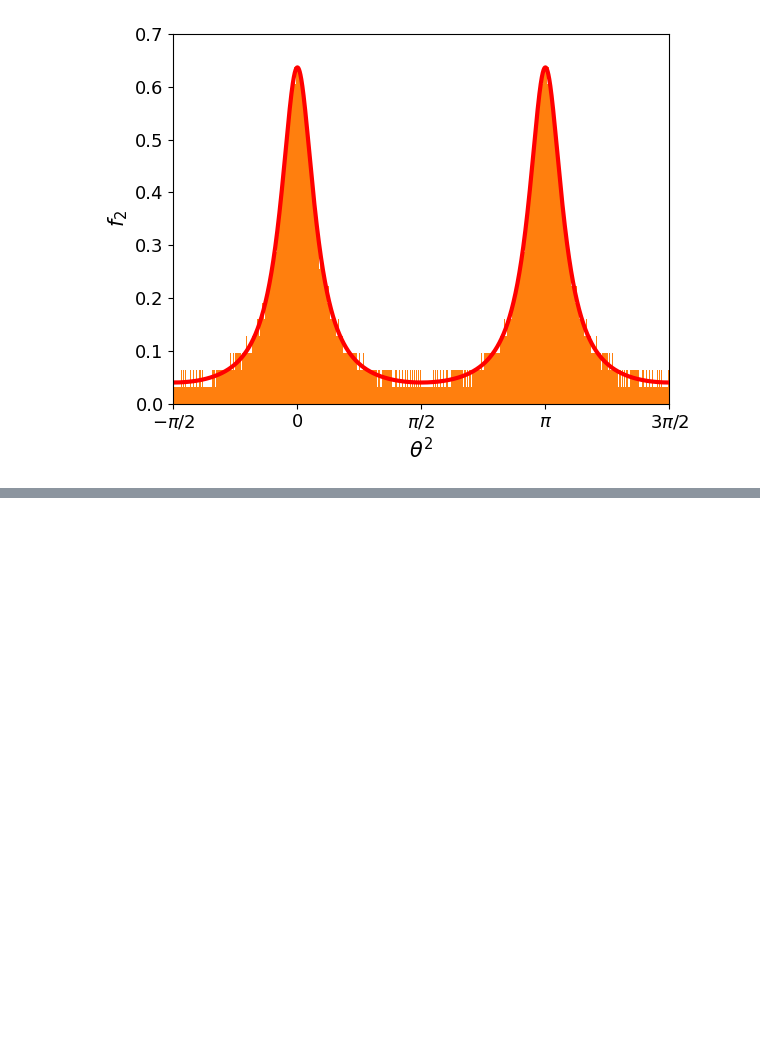
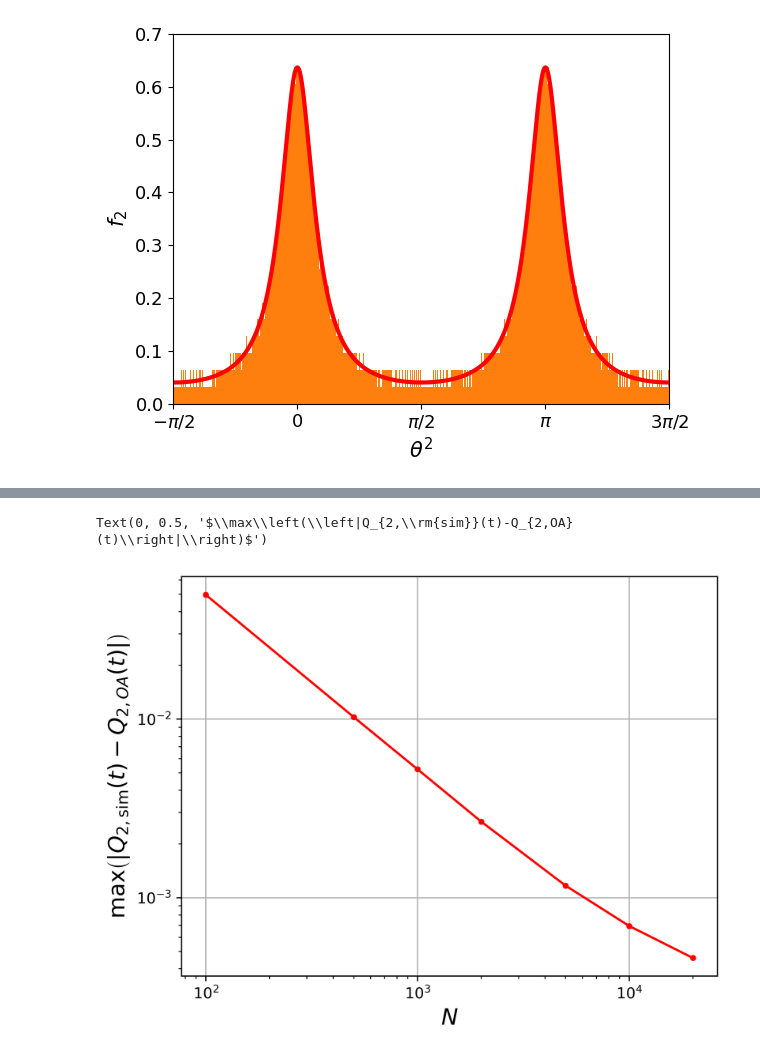
Before and after one commit to Gug-Young/Active_Rotator, a Jupyter notebook: 250227 analytical research.ipynb, the cells around one changed output, grey strips where cells are left out. Saved outputs shown, nothing was run; the diff lists cells and outputs as text; code cells hidden in the pictures; blank space fills up the shorter version.

```diff
--- a/250327 analytical research.ipynb
+++ b/250227 analytical research.ipynb
@@ -210,0 +229,26 @@ Text(0.5, 0, '$\\theta^2$')
+# %%
+R1_5,R2_5,Q1_5,Q2_5,t = get_RQ_MOA5(1,Q_init,alpha=alpha,beta=beta,eta1=eta1,eta2=eta2,shift=shift,t_end=t_end,dt=0.1)
+
+R1_4,R2_4,Q1_4,Q2_4,t = get_RQ_MOA4(1,Q_init,alpha=alpha,beta=beta,eta1=eta1,eta2=eta2,shift=shift,t_end=t_end,dt=0.1)
+R1_2,R2_2,Q1_2,Q2_2,t = get_RQ_MOA2(1,Q_init,alpha=alpha,beta=beta,eta1=eta1,eta2=eta2,shift=shift,t_end=t_end,dt=0.1)
+# %%
+R1_s_reg,R2_s_reg,Q1_s_reg,Q2_s_reg,t,thetas_reg = get_R_simul_wfT(1.,Q_init,N,alpha=alpha,beta=beta,eta1=eta1,eta2=eta2,shift=shift,t_end=t_end,dt=0.1,seed=None)
+# %%
+Ns = [*diff.keys()]
+# %%
+diff[N]= Q2_4 - Q2_s_reg
+# %%
+Ds = []
+for N in Ns:
+    D = np.max(abs(diff[N]))
+    Ds.append(D)
+plt.figure(dpi=500)
+plt.plot(Ns,Ds,'r.-')
+plt.yscale('log')
+plt.xscale('log')
+plt.grid()
+plt.xlabel('$N$',fontsize=15)
+plt.ylabel(r'$\max\left(\left|Q_{2,\rm{sim}}(t)-Q_{2,OA}(t)\right|\right)$',fontsize=15)
+# %% [output]
+Text(0, 0.5, '$\\max\\left(\\left|Q_{2,\\rm{sim}}(t)-Q_{2,OA}(t)\\right|\\right)$')
+[figure, added]
```
Also changed, not shown: parts of 8 cells of this notebook, 4 other files.
